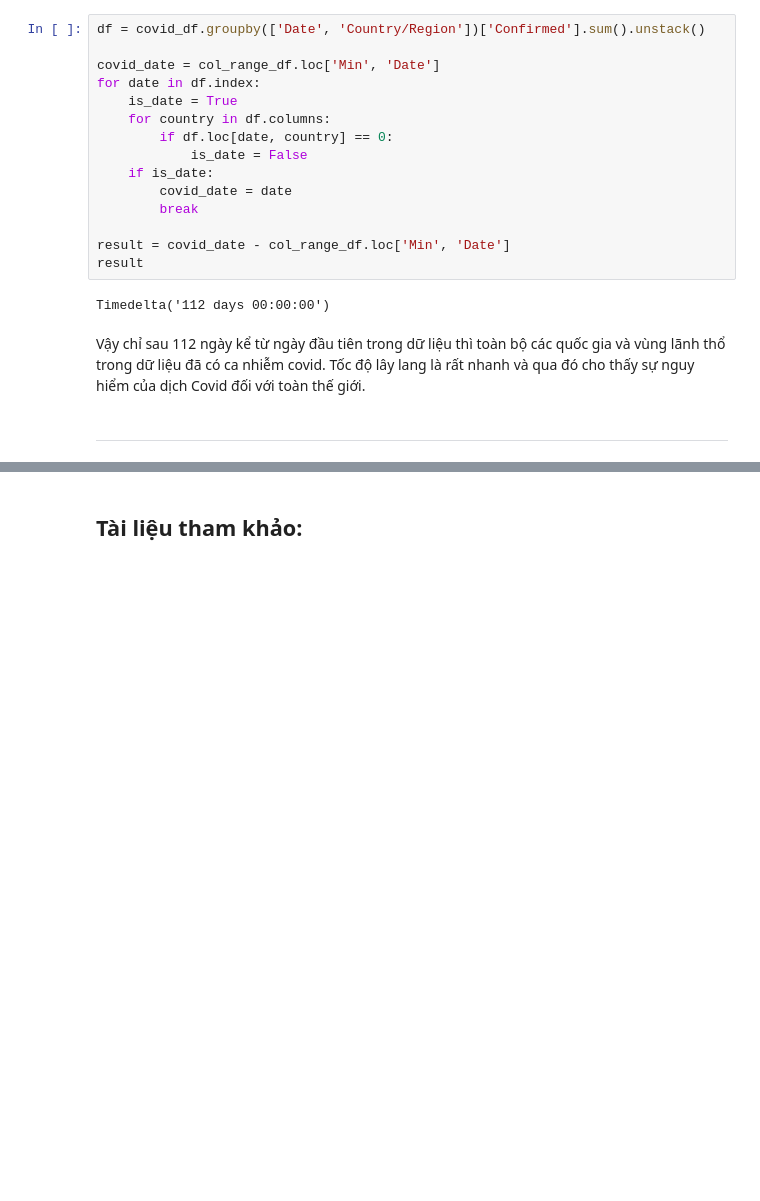
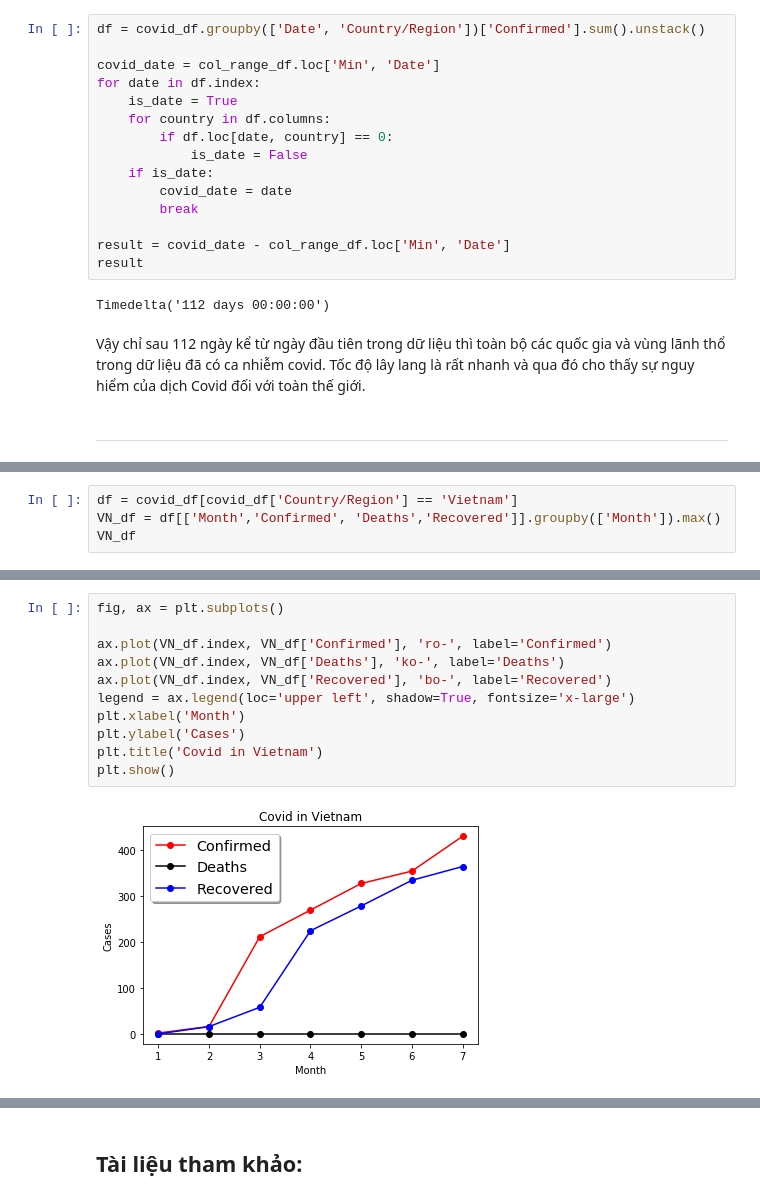
Before and after one commit to anhnamjr/LTKHDL, a Jupyter notebook: 1712604_NguyenAnhNam.ipynb, the cells around one changed output, grey strips where cells are left out. Saved outputs shown, nothing was run; the diff lists cells and outputs as text; blank space fills up the shorter version.

```diff
--- a/1712604_NguyenAnhNam.ipynb
+++ b/1712604_NguyenAnhNam.ipynb
@@ -282,0 +353,4 @@ month_dict
+# %%
+df = covid_df[covid_df['Country/Region'] == 'Vietnam']
+VN_df = df[['Month','Confirmed', 'Deaths','Recovered']].groupby(['Month']).max()
+VN_df
@@ -282,0 +367,13 @@ month_dict
+# %%
+fig, ax = plt.subplots()
+
+ax.plot(VN_df.index, VN_df['Confirmed'], 'ro-', label='Confirmed')
+ax.plot(VN_df.index, VN_df['Deaths'], 'ko-', label='Deaths')
+ax.plot(VN_df.index, VN_df['Recovered'], 'bo-', label='Recovered')
+legend = ax.legend(loc='upper left', shadow=True, fontsize='x-large')
+plt.xlabel('Month')
+plt.ylabel('Cases')
+plt.title('Covid in Vietnam')
+plt.show()
+# %% [output]
+[figure, added]
```
Also changed, not shown: parts of 22 cells of this notebook.
